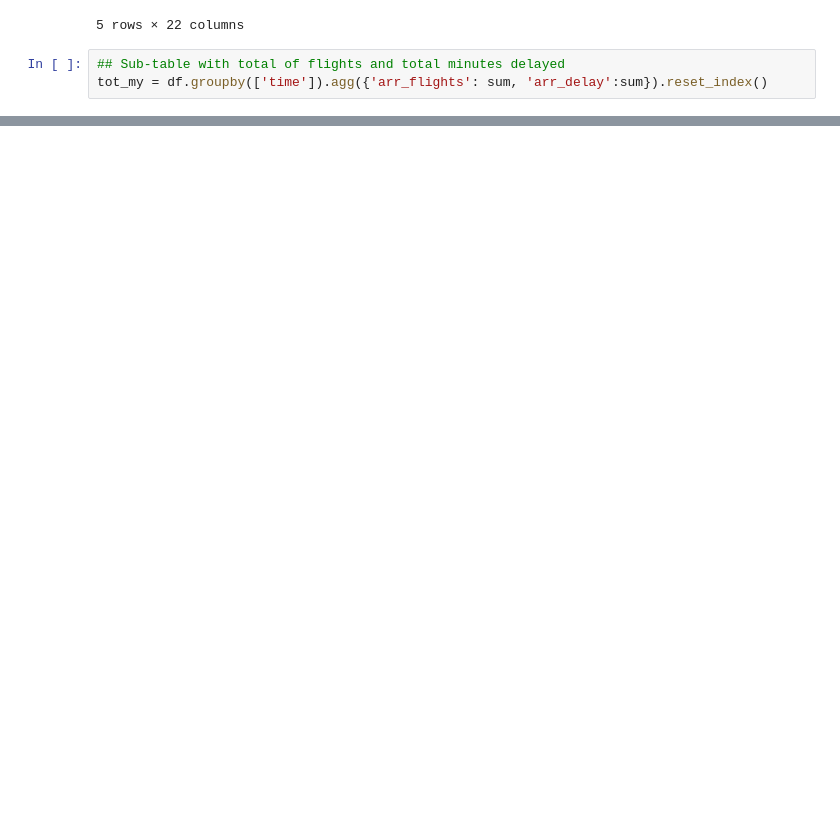
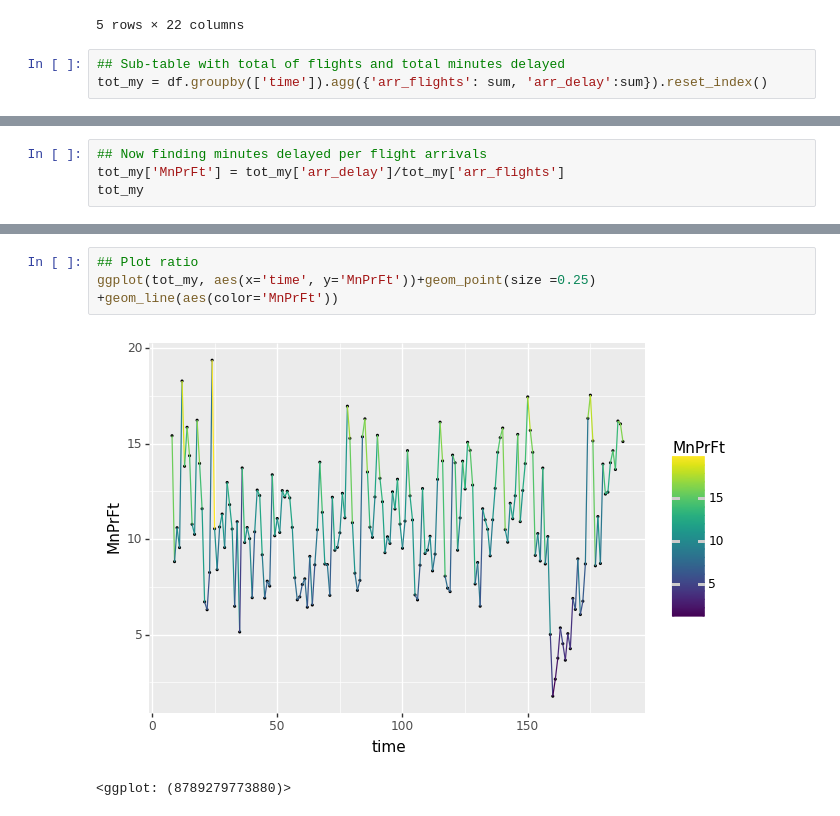
Before and after one commit to acsuf/US_Flight_Delays, a Jupyter notebook: python-project.ipynb, the cells around one changed output, grey strips where cells are left out. Cells and saved outputs as stored; diff of their text form; blank space fills up the shorter version.

```diff
--- a/python-project.ipynb
+++ b/python-project.ipynb
@@ -35,0 +36,4 @@ ggplot(tot_my, aes(x='time', y='arr_delay'))+geom_point()+geom_line()
+# %%
+## Now finding minutes delayed per flight arrivals
+tot_my['MnPrFt'] = tot_my['arr_delay']/tot_my['arr_flights']
+tot_my
@@ -35,0 +58,6 @@ ggplot(tot_my, aes(x='time', y='arr_delay'))+geom_point()+geom_line()
+# %%
+## Plot ratio
+ggplot(tot_my, aes(x='time', y='MnPrFt'))+geom_point(size =0.25) +geom_line(aes(color='MnPrFt'))
+# %% [output]
+[figure, added]
+<ggplot: (8789279773880)>
```
Also changed, not shown: parts of 3 cells of this notebook.
